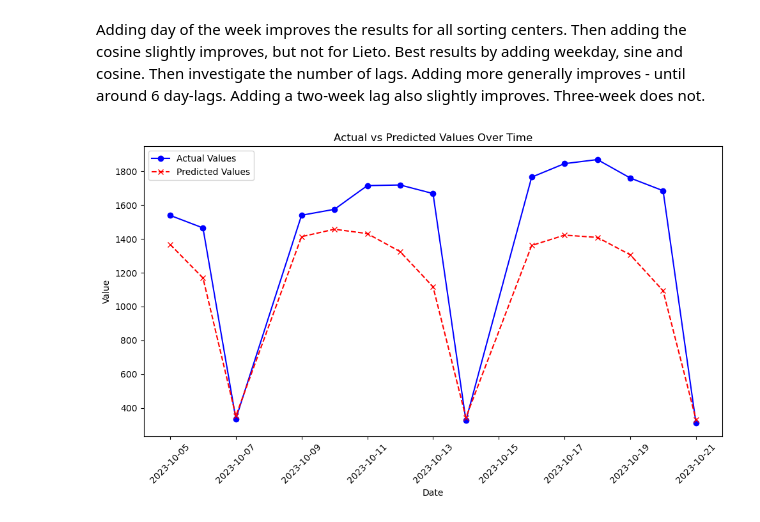
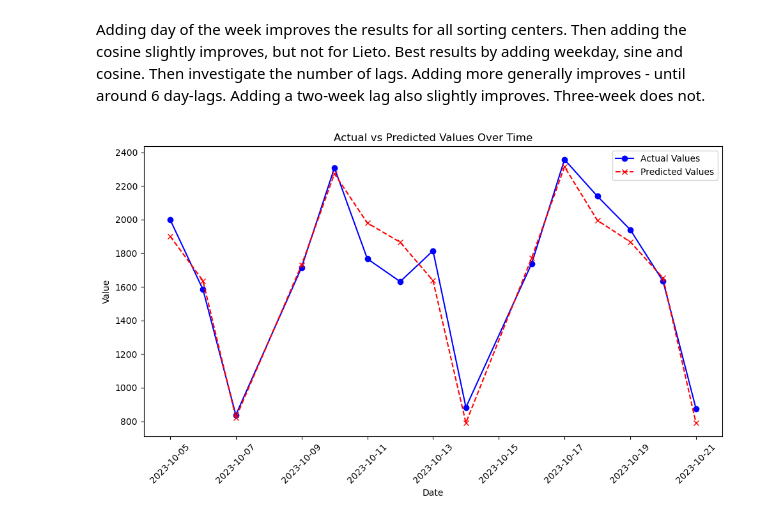
Before and after one commit to 504523tb/CIEM6302-Advanced-Data-Science-for-Traffic-and-Transportation-Engineering-PrimeVision-G1, a Jupyter notebook: notebook_temp_kristian.ipynb, the cells around one changed output. Cells and saved outputs as stored; diff of their text form; code cells hidden in the pictures.

```diff
--- a/notebook_temp_kristian.ipynb
+++ b/notebook_temp_kristian.ipynb
@@ -419,27 +406,27 @@ Adding a two-week lag also slightly improves. Three-week does not.
 # %%
 #plot a specific output belt using the linear regression
 
 def plotlinreg(sorting_center, output_belt):
     # Plot the actual vs predicted values
     plt.figure(figsize=(10, 6))
 
     # Plot actual values
     plt.plot(linreg(sorting_center, output_belt)[2], linreg(sorting_center, output_belt)[0], label='Actual Values', color='blue', marker='o')
 
     # Plot predicted values
     plt.plot(linreg(sorting_center, output_belt)[2], linreg(sorting_center, output_belt)[1], label='Predicted Values', color='red', linestyle='--', marker='x')
 
     # Add labels and title
     plt.xlabel('Date')
     plt.ylabel('Value')
     plt.title('Actual vs Predicted Values Over Time')
     plt.xticks(rotation=45)
     plt.legend()
 
     # Show plot
     plt.tight_layout()
     plt.show()
 
-plotlinreg('VANTAA',16)
+plotlinreg('VANTAA',20)
 # %% [output]
-[figure, old version]
+[figure, new version]
```
Also changed, not shown: parts of 2 cells of this notebook.
